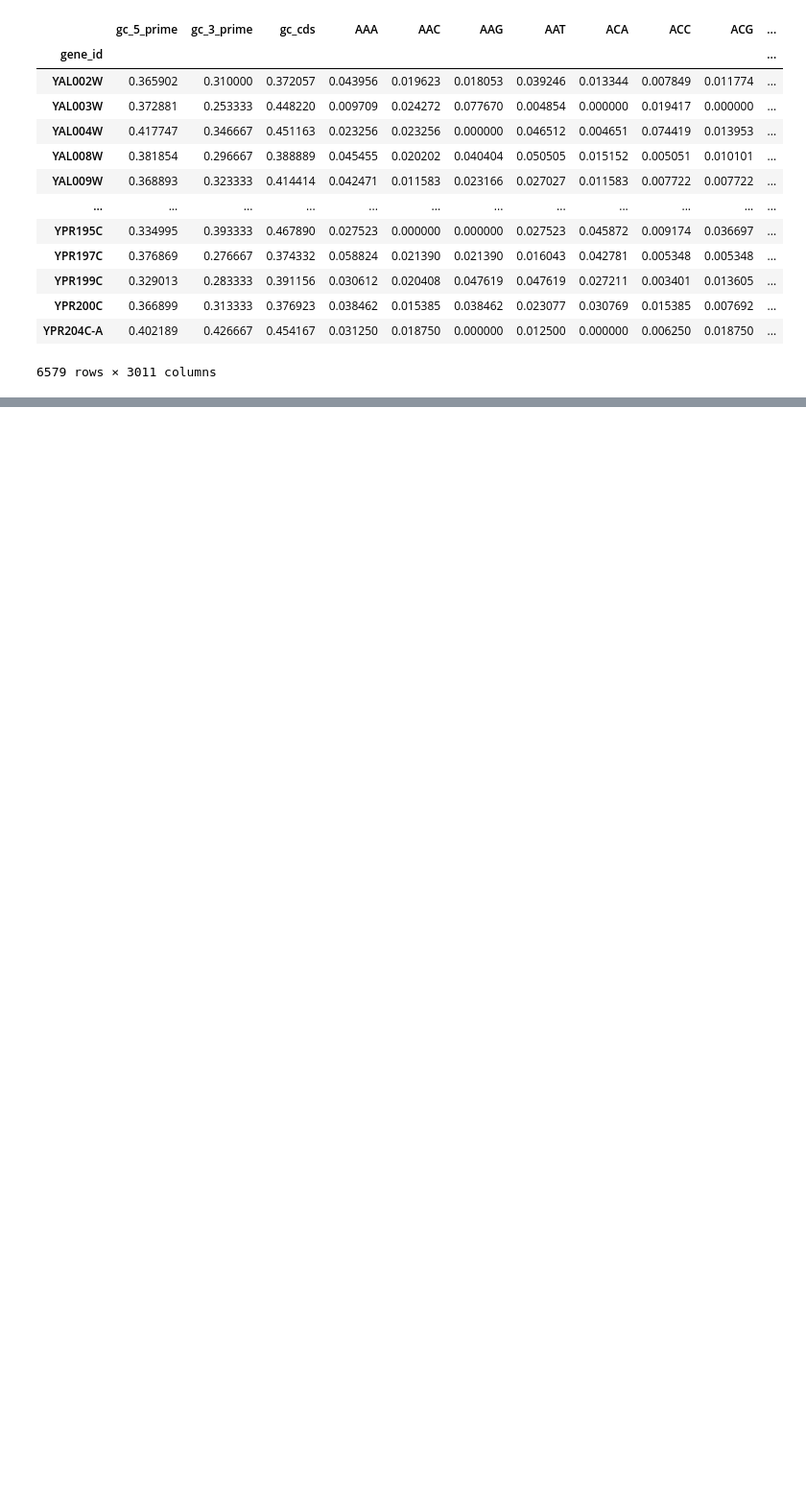
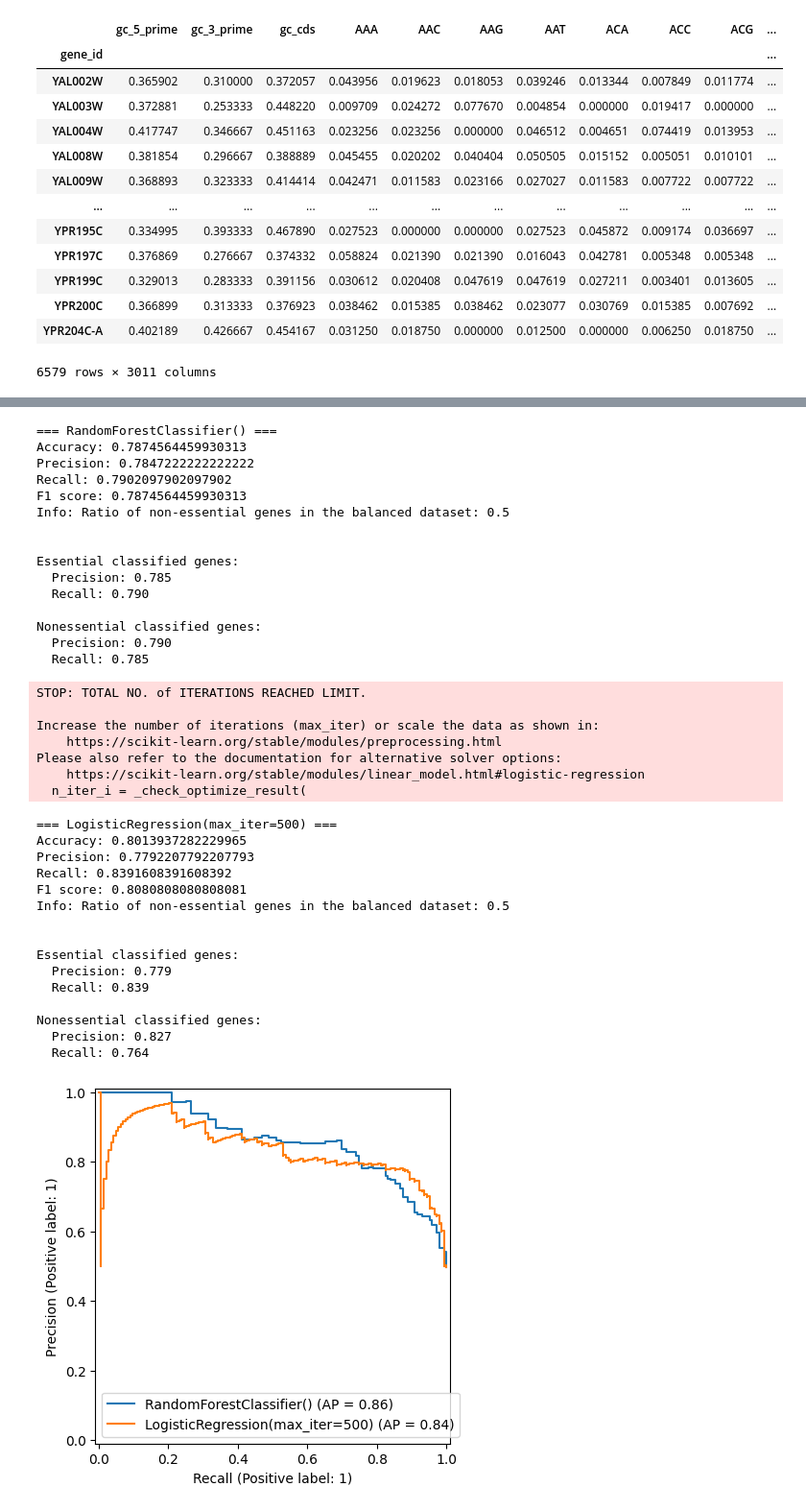
Before and after one commit to egekurt123/yeast_gene_interactions, a Jupyter notebook: Class Predictions/DNALM_YeastNet.ipynb, the cells around one changed output, grey strips where cells are left out. Shown at 96% size. Saved outputs shown, nothing was run; the diff lists cells and outputs as text; code cells hidden in the pictures; blank space fills up the shorter version.

```diff
--- a/Class Predictions/DNALM_YeastNet.ipynb
+++ b/Class Predictions/DNALM_YeastNet.ipynb
@@ -44,0 +50,41 @@ Please also refer to the documentation for alternative solver options:
+# %%
+get_class_predictions_balanced(embeddings)
+# %% [output]
+=== RandomForestClassifier() ===
+Accuracy: 0.7874564459930313
+Precision: 0.7847222222222222
+Recall: 0.7902097902097902
+F1 score: 0.7874564459930313
+Info: Ratio of non-essential genes in the balanced dataset: 0.5
+
+
+Essential classified genes:
+  Precision: 0.785
+  Recall: 0.790
+
+Nonessential classified genes:
+  Precision: 0.790
+  Recall: 0.785
+STOP: TOTAL NO. of ITERATIONS REACHED LIMIT.
+
+Increase the number of iterations (max_iter) or scale the data as shown in:
+    https://scikit-learn.org/stable/modules/preprocessing.html
+Please also refer to the documentation for alternative solver options:
+    https://scikit-learn.org/stable/modules/linear_model.html#logistic-regression
+  n_iter_i = _check_optimize_result(
+=== LogisticRegression(max_iter=500) ===
+Accuracy: 0.8013937282229965
+Precision: 0.7792207792207793
+Recall: 0.8391608391608392
+F1 score: 0.8080808080808081
+Info: Ratio of non-essential genes in the balanced dataset: 0.5
+
+
+Essential classified genes:
+  Precision: 0.779
+  Recall: 0.839
+
+Nonessential classified genes:
+  Precision: 0.827
+  Recall: 0.764
+[figure, added]
```
Also changed, not shown: parts of 1 cell of this notebook, 7 other files.
